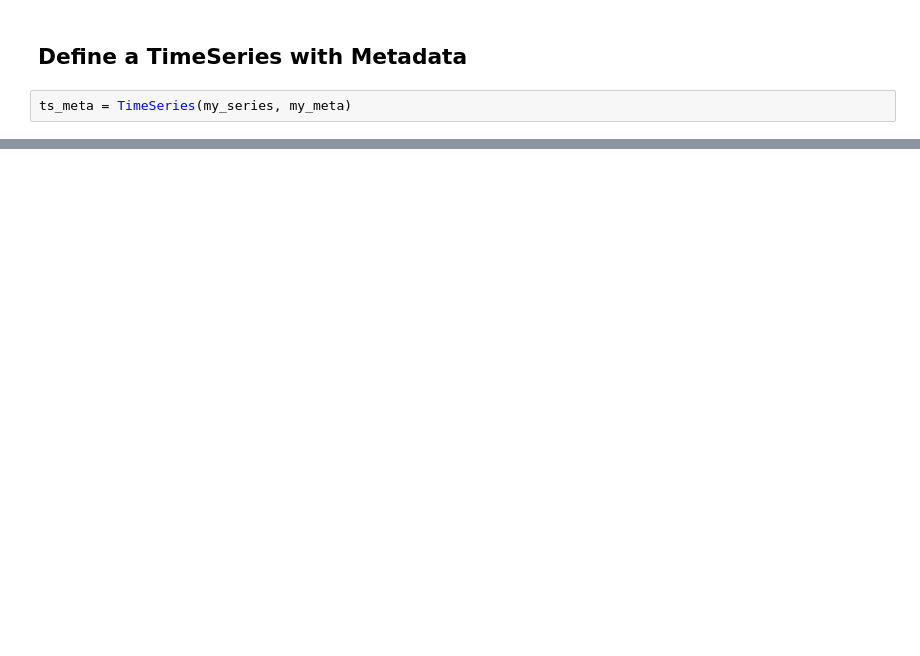
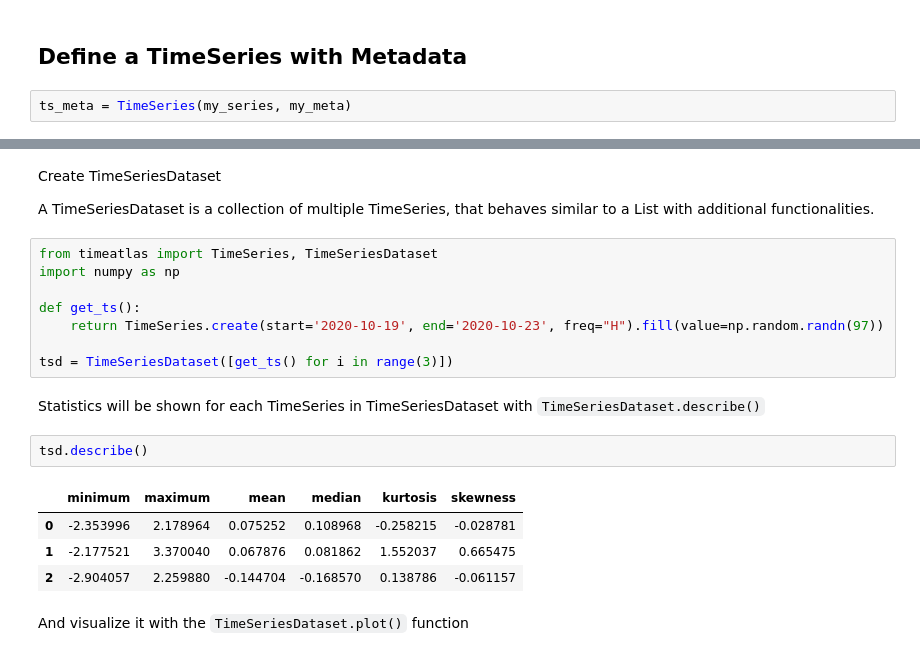
Before and after one commit to timeatlas-dev/timeatlas, a Jupyter notebook: docs/getting_started/2_introduction.ipynb, the cells around one changed output, grey strips where cells are left out. Cells and saved outputs as stored; diff of their text form; blank space fills up the shorter version.

Commit message:
getting_started

```diff
--- a/docs/getting_started/2_introduction.ipynb
+++ b/docs/getting_started/2_introduction.ipynb
@@ -134,0 +110,25 @@ WARNING:matplotlib.legend:No handles with labels found to put in legend.
+# %% [markdown]
+Create TimeSeriesDataset
+
+A TimeSeriesDataset is a collection of multiple TimeSeries,
+ that behaves similar to a List with additional functionalities.
+# %%
+from timeatlas import TimeSeries, TimeSeriesDataset
+import numpy as np
+
+def get_ts():
+    return TimeSeries.create(start='2020-10-19', end='2020-10-23', freq="H").fill(value=np.random.randn(97))
+
+tsd = TimeSeriesDataset([get_ts() for i in range(3)])
+# %% [markdown]
+Statistics will be shown for each TimeSeries
+in TimeSeriesDataset with `TimeSeriesDataset.describe()`
+# %%
+tsd.describe()
+# %% [output]
+|  | minimum | maximum | mean | median | kurtosis | skewness |
+| 0 | -2.353996 | 2.178964 | 0.075252 | 0.108968 | -0.258215 | -0.028781 |
+| 1 | -2.177521 | 3.370040 | 0.067876 | 0.081862 | 1.552037 | 0.665475 |
+| 2 | -2.904057 | 2.259880 | -0.144704 | -0.168570 | 0.138786 | -0.061157 |
+# %% [markdown]
+And visualize it with the `TimeSeriesDataset.plot()` function
```
Also changed, not shown: parts of 17 cells of this notebook.
